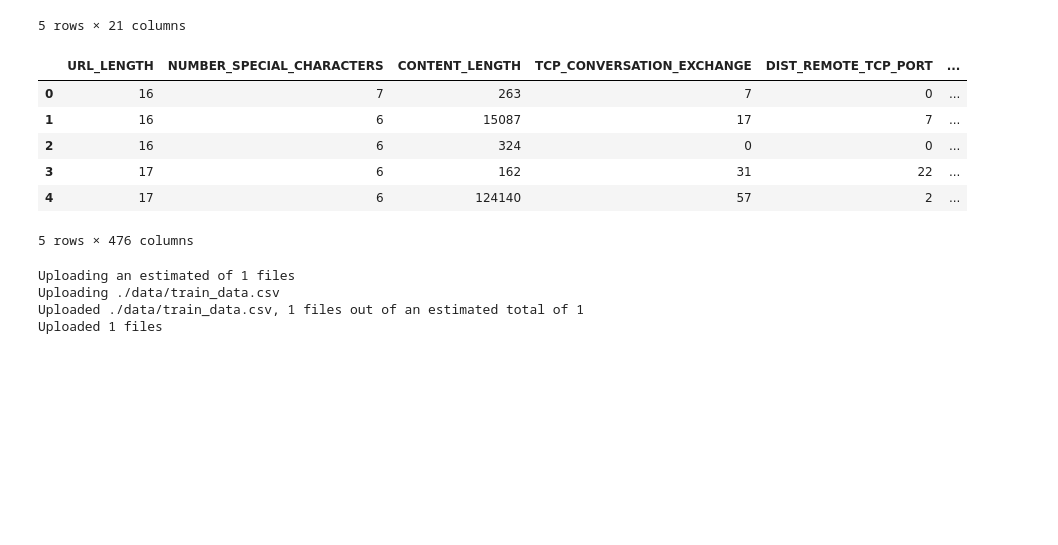
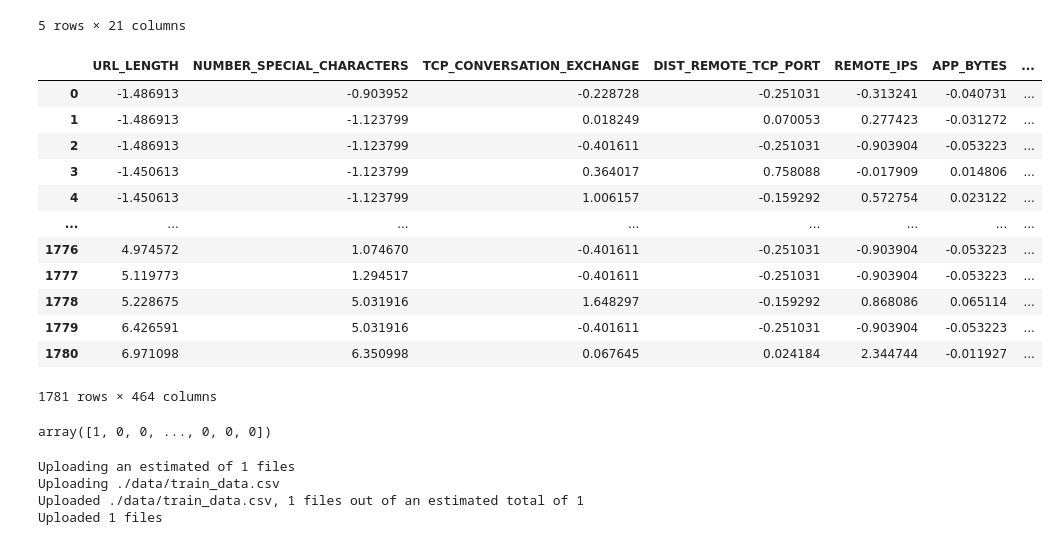
Before and after one commit to Panth-Shah/AzureML_WebsiteClassifier, a Jupyter notebook: starter_file/aml-pipelines-with-automated-machine-learning-step.ipynb, the cells around one changed output. Drawn from its saved outputs; the diff is of its cells as text; code cells hidden in the pictures; blank space fills up the shorter version.

Commit message:
[Capstone Project] - Train Data updated

```diff
--- a/starter_file/aml-pipelines-with-automated-machine-learning-step.ipynb
+++ b/starter_file/aml-pipelines-with-automated-machine-learning-step.ipynb
@@ -161,19 +161,29 @@ dataset.take(5).to_pandas_dataframe()
 | 4 | B0_403 | 17 | 6 | UTF-8 | None | 124140 | US | ... |
 5 rows × 21 columns
 # %%
-from train import preprocess_inputs
-X, y = preprocess_inputs(df)
+from train import data_cleaning
+
+clean_data = data_cleaning(df)
+clean_data
+# %% [output]
+|  | URL_LENGTH | NUMBER_SPECIAL_CHARACTERS | TCP_CONVERSATION_EXCHANGE | DIST_REMOTE_TCP_PORT | REMOTE_IPS | APP_BYTES | ... |
+| 0 | -1.486913 | -0.903952 | -0.228728 | -0.251031 | -0.313241 | -0.040731 | ... |
+| 1 | -1.486913 | -1.123799 | 0.018249 | 0.070053 | 0.277423 | -0.031272 | ... |
+| 2 | -1.486913 | -1.123799 | -0.401611 | -0.251031 | -0.903904 | -0.053223 | ... |
+| 3 | -1.450613 | -1.123799 | 0.364017 | 0.758088 | -0.017909 | 0.014806 | ... |
+| 4 | -1.450613 | -1.123799 | 1.006157 | -0.159292 | 0.572754 | 0.023122 | ... |
+| ... | ... | ... | ... | ... | ... | ... | ... |
+| 1776 | 4.974572 | 1.074670 | -0.401611 | -0.251031 | -0.903904 | -0.053223 | ... |
+| 1777 | 5.119773 | 1.294517 | -0.401611 | -0.251031 | -0.903904 | -0.053223 | ... |
+| 1778 | 5.228675 | 5.031916 | 1.648297 | -0.159292 | 0.868086 | 0.065114 | ... |
+| 1779 | 6.426591 | 5.031916 | -0.401611 | -0.251031 | -0.903904 | -0.053223 | ... |
+| 1780 | 6.971098 | 6.350998 | 0.067645 | 0.024184 | 2.344744 | -0.011927 | ... |
+1781 rows × 464 columns
-# %%
-X['result'] = y
-X.head()
-# %% [output]
-|  | URL_LENGTH | NUMBER_SPECIAL_CHARACTERS | CONTENT_LENGTH | TCP_CONVERSATION_EXCHANGE | DIST_REMOTE_TCP_PORT | ... |
-| 0 | 16 | 7 | 263 | 7 | 0 | ... |
-| 1 | 16 | 6 | 15087 | 17 | 7 | ... |
-| 2 | 16 | 6 | 324 | 0 | 0 | ... |
-| 3 | 17 | 6 | 162 | 31 | 22 | ... |
-| 4 | 17 | 6 | 124140 | 57 | 2 | ... |
-5 rows × 476 columns
+# %%
+x = clean_data.drop('Type', axis=1).values
+y = clean_data['Type'].values
+# %% [output]
+array([1, 0, 0, ..., 0, 0, 0])
 # %%
 if not os.path.isdir('data'):
     os.mkdir('data')
```
Also changed, not shown: parts of 5 cells of this notebook, 3 other files.
